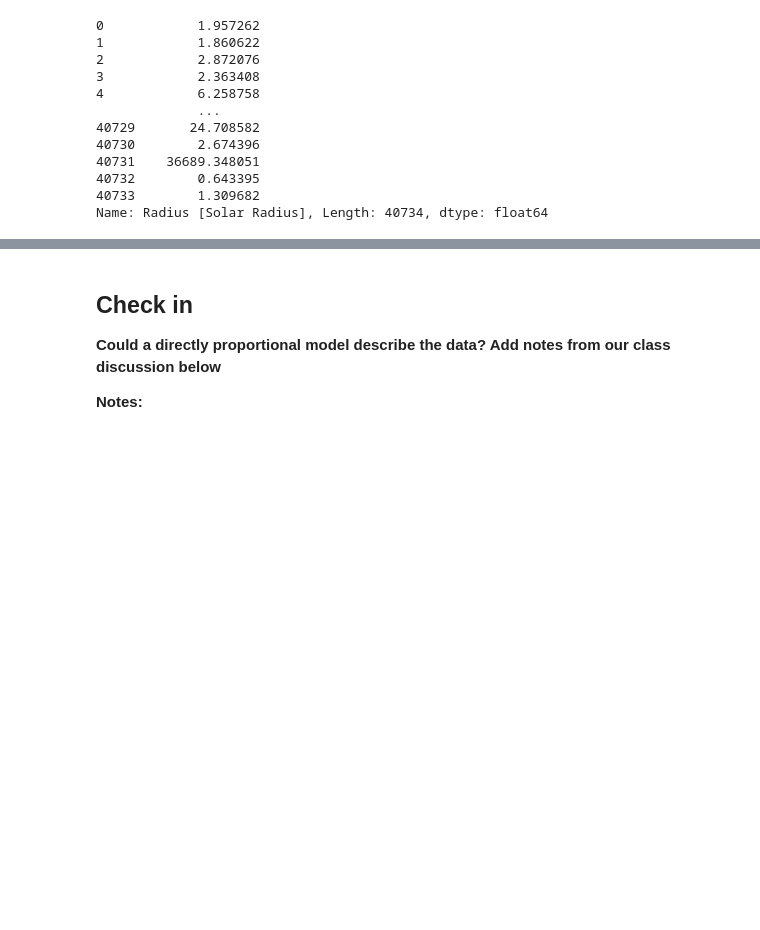
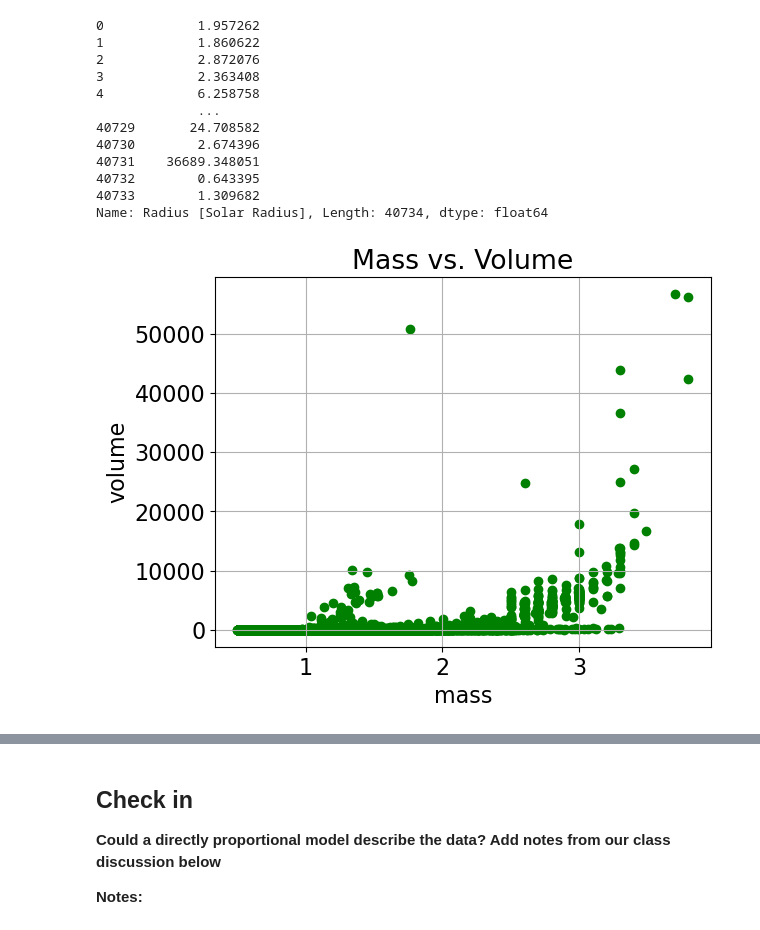
Before and after one commit to Santiago786/CFR-2025, a Jupyter notebook: Astro/Blank/1 - Stars Pt2 .ipynb, the cells around one changed output, grey strips where cells are left out. Cells and saved outputs as stored; diff of their text form; code cells hidden in the pictures; blank space fills up the shorter version.

```diff
--- a/Astro/Blank/1 - Stars Pt2 .ipynb
+++ b/Astro/Blank/1 - Stars Pt2 .ipynb
@@ -198,13 +198,19 @@ print(volume)
 Name: Radius [Solar Radius], Length: 40734, dtype: float64
 # %%
 # let's make a mass vs volume plot, just like you did for STP!
-
+plt.scatter(mass, volume, color = 'green')
+plt.title ('Mass vs. Volume')
+plt.xlabel('mass')
+plt.ylabel('volume')
 # import our graphing package
-
+plt.grid(True)
+plt.show()
 
 #the below is optional but makes the font a size I can read more easily
 import matplotlib
 matplotlib.rc('font', **{'family':'sans-serif', 'size':16})
+# %% [output]
+[figure, added]
 # %%
 # create a scatter plot where mass is on the y axis and volume is on the x axis
 # don't forget to label both axes
```
Also changed, not shown: parts of 18 cells of this notebook, 1 other file.
